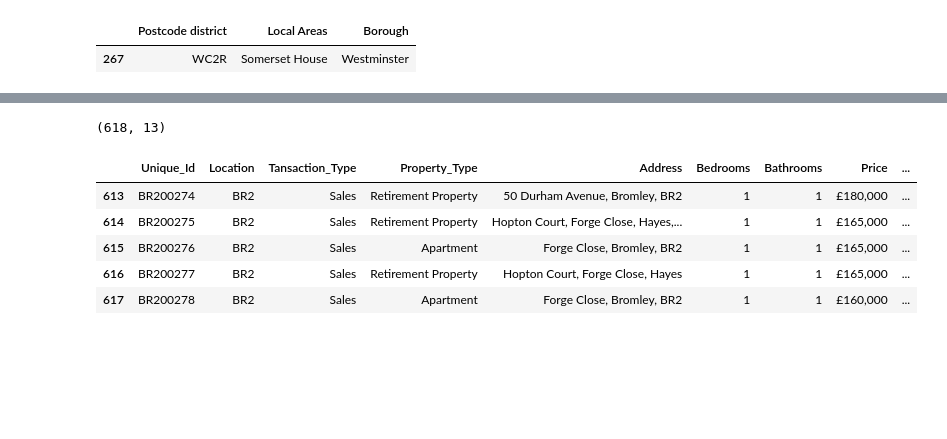
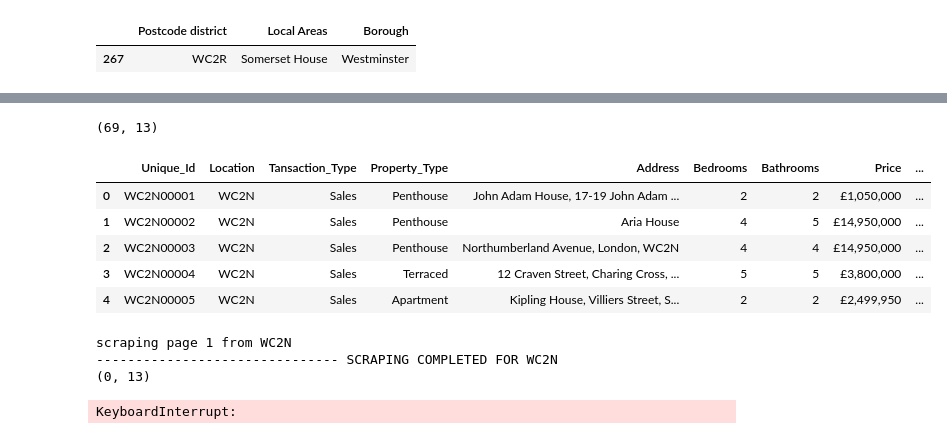
Before and after one commit to Timmtet/Data-Gathering, a Jupyter notebook: Selenium.ipynb, the cells around one changed output, grey strips where cells are left out. Saved outputs shown, nothing was run; the diff lists cells and outputs as text; code cells hidden in the pictures; blank space fills up the shorter version.

```diff
--- a/Selenium.ipynb
+++ b/Selenium.ipynb
@@ -93,7 +93,7 @@ def rightMove(i, Trans_type, website, df):
 df = pd.DataFrame()
 
 # loop through postcodes
-for postcode in codes.head(2)['Postcode district']:
+for postcode in codes.tail(2)['Postcode district']:
     # call the function and pass the empty DataFrame as an argument
     df1 = rightMove(postcode, 'Sales', 'RightMove', df)
     # append the df1 DataFrame to the empty DataFrame
@@ -120,13 +112,13 @@ scraping page 12 from BR2
 # %%
 df.shape
 # %% [output]
-(618, 13)
+(69, 13)
 # %%
-df.tail()
+df.head()
 # %% [output]
 |  | Unique_Id | Location | Tansaction_Type | Property_Type | Address | Bedrooms | Bathrooms | Price | ... |
-| 613 | BR200274 | BR2 | Sales | Retirement Property | 50 Durham Avenue, Bromley, BR2 | 1 | 1 | £180,000 | ... |
-| 614 | BR200275 | BR2 | Sales | Retirement Property | Hopton Court, Forge Close, Hayes,... | 1 | 1 | £165,000 | ... |
-| 615 | BR200276 | BR2 | Sales | Apartment | Forge Close, Bromley, BR2 | 1 | 1 | £165,000 | ... |
-| 616 | BR200277 | BR2 | Sales | Retirement Property | Hopton Court, Forge Close, Hayes | 1 | 1 | £165,000 | ... |
-| 617 | BR200278 | BR2 | Sales | Apartment | Forge Close, Bromley, BR2 | 1 | 1 | £160,000 | ... |
+| 0 | WC2N00001 | WC2N | Sales | Penthouse | John Adam House, 17-19 John Adam ... | 2 | 2 | £1,050,000 | ... |
+| 1 | WC2N00002 | WC2N | Sales | Penthouse | Aria House | 4 | 5 | £14,950,000 | ... |
+| 2 | WC2N00003 | WC2N | Sales | Penthouse | Northumberland Avenue, London, WC2N | 4 | 4 | £14,950,000 | ... |
+| 3 | WC2N00004 | WC2N | Sales | Terraced | 12 Craven Street, Charing Cross, ... | 5 | 5 | £3,800,000 | ... |
+| 4 | WC2N00005 | WC2N | Sales | Apartment | Kipling House, Villiers Street, S... | 2 | 2 | £2,499,950 | ... |
@@ -132,0 +203,16 @@ df.tail()
+# %%
+# create an empty DataFrame outside the function
+dj = pd.DataFrame()
+
+# loop through postcodes
+for postcode in codes.tail(2)['Postcode district']:
+    # call the function and pass the empty DataFrame as an argument
+    df1 = rightMove(postcode, 'Rent', 'RightMove', dj)
+    # append the df1 DataFrame to the empty DataFrame
+    dj = pd.concat([dj, df1], ignore_index=True)
+print('-------------------------------    ------------------------------- WEB SCRAPING COMPLETED')
+# %% [output]
+scraping page 1 from WC2N
+------------------------------- SCRAPING COMPLETED FOR WC2N
+(0, 13)
+KeyboardInterrupt:
```
Also changed, not shown: parts of 2 cells of this notebook.
